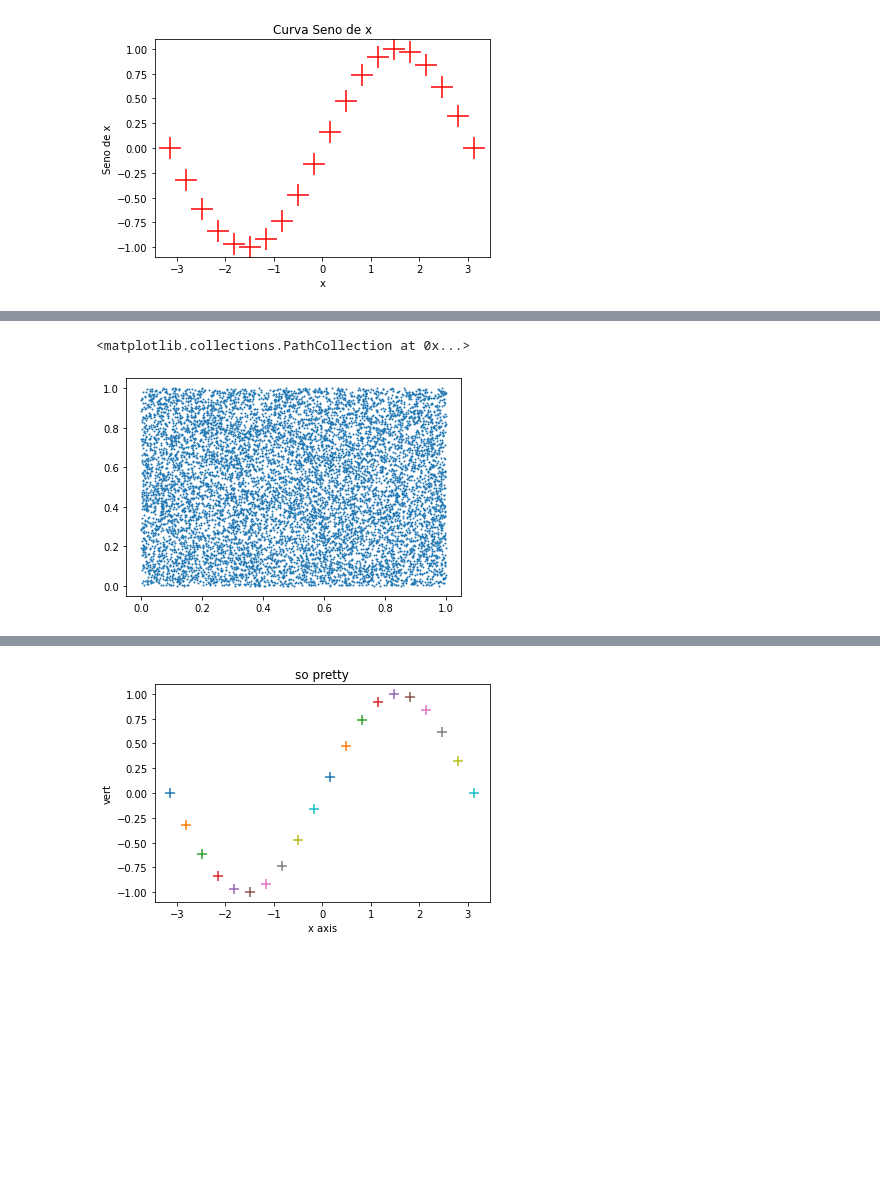
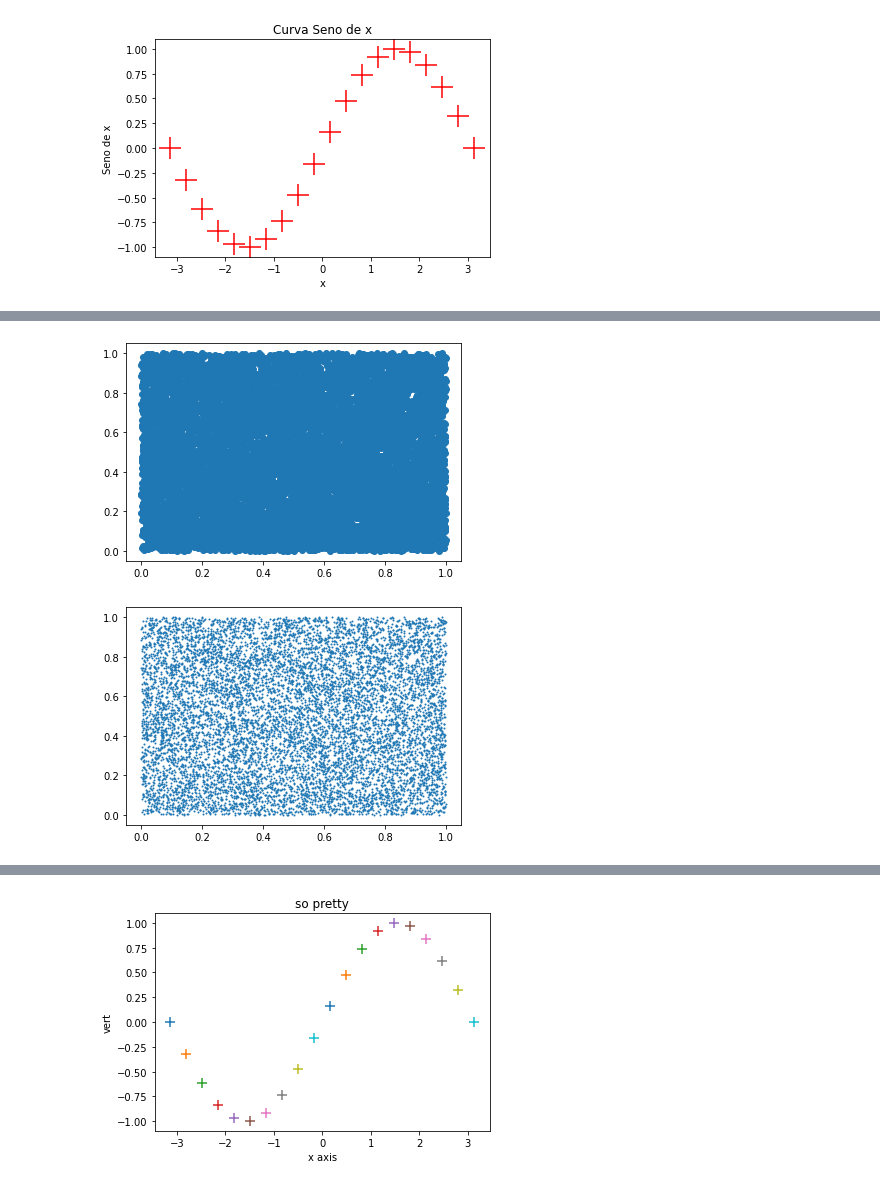
Before and after one commit to claudiarmza/DataTranslator, a Jupyter notebook: Actividad_Plotting.ipynb, the cells around one changed output, grey strips where cells are left out. Saved outputs shown, nothing was run; the diff lists cells and outputs as text; code cells hidden in the pictures; blank space fills up the shorter version.

```diff
--- a/Actividad_Plotting.ipynb
+++ b/Actividad_Plotting.ipynb
@@ -504,10 +490,12 @@ unif_y = np.random.uniform(size=10000)
 # %%
 # Código
 fig, ax = plt.subplots()
-ax.scatter(unif_x, unif_y, s=1)
+ax.scatter(unif_x, unif_y);
+fig, ax = plt.subplots()
+ax.scatter(unif_x, unif_y, s=1);
 # %% [output]
-<matplotlib.collections.PathCollection at 0x...>
-[figure, old version]
+[figure, new version]
+[figure, added]
 # %% [markdown]
 ### Actividad
 Revisar la documentación de [plt.scatter()](https://matplotlib.org/3.3.3/api/_as_gen/matplotlib.pyplot.scatter.html).
```
Also changed, not shown: parts of 26 cells of this notebook.
